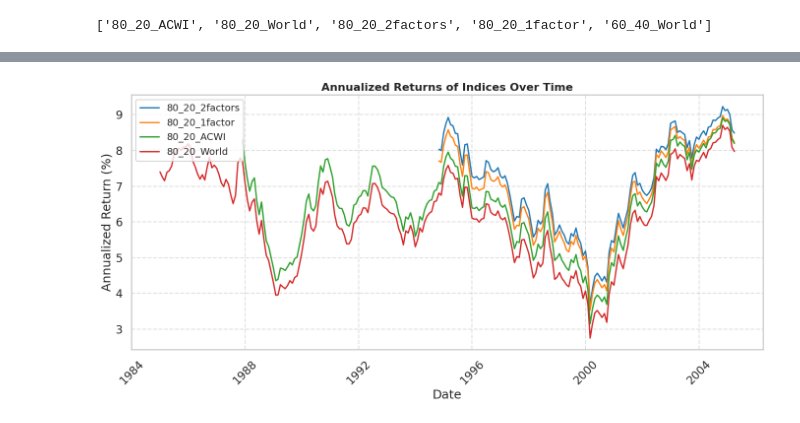
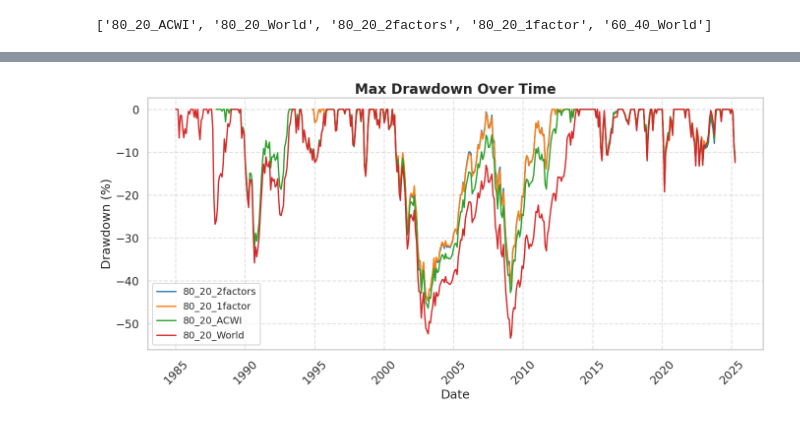
Before and after one commit to PhisicsLollo0/Finance4All, a Jupyter notebook: prices_scraping.ipynb, the cells around one changed output, grey strips where cells are left out. Drawn from its saved outputs; the diff is of its cells as text; code cells hidden in the pictures.

```diff
--- a/prices_scraping.ipynb
+++ b/prices_scraping.ipynb
@@ -112,4 +72,17 @@ final_results
-# %%
-plot_annualized_returns(final_results)
-# %% [output]
-[figure, removed]
+# %%
+final_maxdrawdown = None
+
+for portfolio_name in portfolios:
+
+    portfolio = load_portfolio(portfolio_name)
+    data, weights = prune_data_portfolio(portfolio)
+
+    prices = compute_portfolio_prices(portfolio, portfolio_name)
+
+    maxdrawdown = max_drawdown(prices)
+
+    final_maxdrawdown = merge_results(final_maxdrawdown, maxdrawdown)
+
+plot_max_drawdown(final_maxdrawdown)
+# %% [output]
+[figure, added]
```
Also changed, not shown: parts of 3 cells of this notebook, 3 other files.
